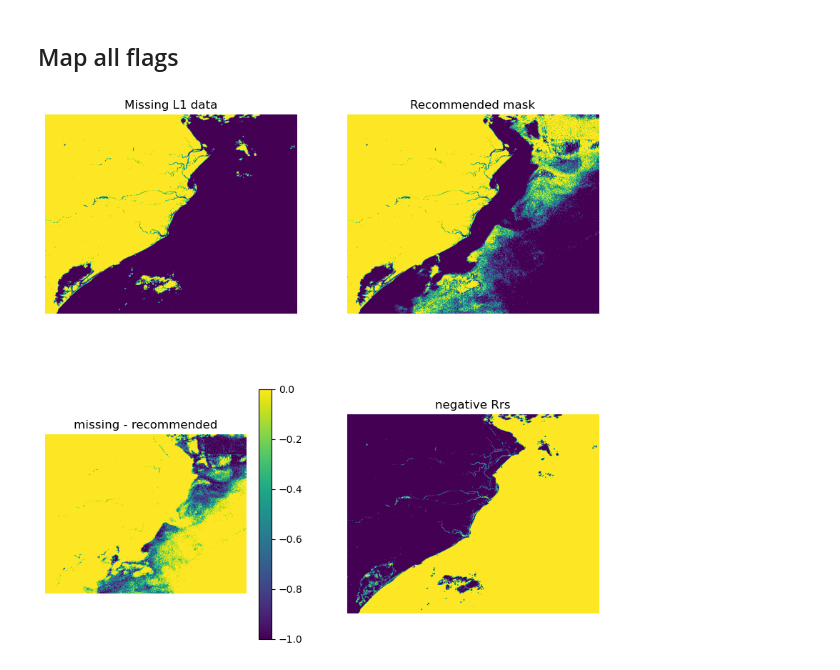
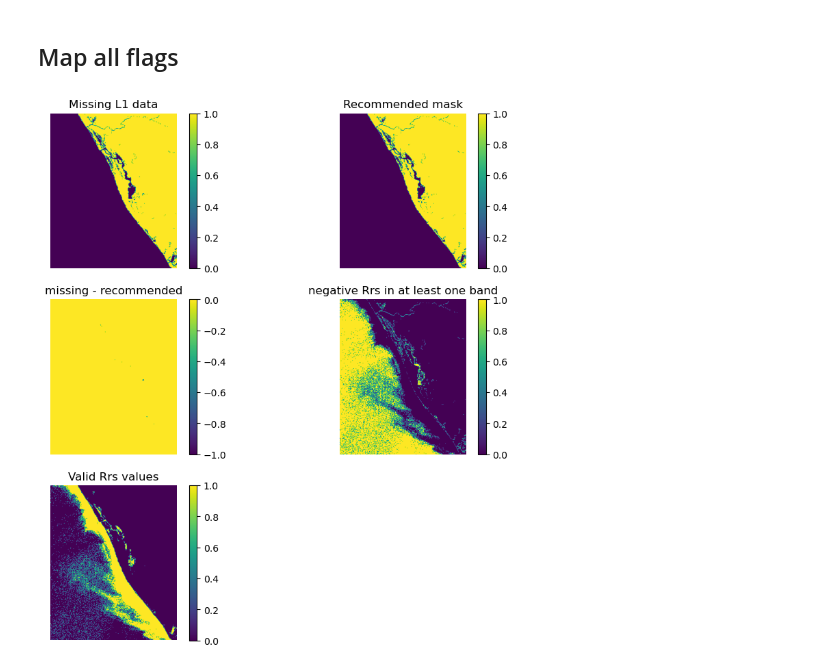
Before and after one commit to CefasRepRes/FUME, a Jupyter notebook: prep_test_images.ipynb, the cells around one changed output. Drawn from its saved outputs; the diff is of its cells as text; code cells hidden in the pictures.

```diff
--- a/prep_test_images.ipynb
+++ b/prep_test_images.ipynb
@@ -127,8 +123,8 @@ for iband,band in enumerate(bands):
 # %% [markdown]
 ## Parse and plot quality flags
 # %%
-polymer = xr.open_dataset(
-    Path(polymersmallfile))
+#polymer = xr.open_dataset(
+#    Path(polymersmallfile))
 
 bitmask = polymer['bitmask'].astype('int')
 
@@ -164,29 +160,40 @@ for iflag,flag in enumerate(flags):
 # %% [markdown]
 ## Map all flags
 # %%
-fig,axs = plt.subplots(nrows=2,ncols=2,figsize=(10,10))
+fig,axs = plt.subplots(nrows=3,ncols=2,figsize=(10,10))
 axs= axs.flatten()
 
 stacked = polymer[bands].to_stacked_array('bands',sample_dims=('height','width'))
 missingl1 = np.any( np.isnan(stacked.values), axis=2)
 m = axs[0].imshow( missingl1 )
 axs[0].set_title('Missing L1 data')
 axs[0].set_axis_off()
+plt.colorbar(mappable=m)
 
-mask = (bitmask & 1023)>0
+mask = (bitmask & 1023)>0  # invalid values
 m = axs[1].imshow( mask )
 axs[1].set_title('Recommended mask')
 axs[1].set_axis_off()
+plt.colorbar(mappable=m)
 
 m = axs[2].imshow( missingl1 - mask.astype('int') )
 axs[2].set_title('missing - recommended')
 axs[2].set_axis_off()
 plt.colorbar(mappable=m)
 
 
 negativerrs = np.any(stacked<0, axis=2)
 m = axs[3].imshow( negativerrs )
-axs[3].set_title('negative Rrs')
+axs[3].set_title('negative Rrs in at least one band')
 axs[3].set_axis_off()
+plt.colorbar(mappable=m)
+
+validrrs = ~( negativerrs | mask )
+m = axs[4].imshow( validrrs )
+axs[4].set_title('Valid Rrs values')
+axs[4].set_axis_off()
+plt.colorbar(mappable=m)
+
+axs[5].set_axis_off()
 # %% [output]
-[figure, old version]
+[figure, new version]
```
Also changed, not shown: parts of 7 cells of this notebook, 3 other files.
